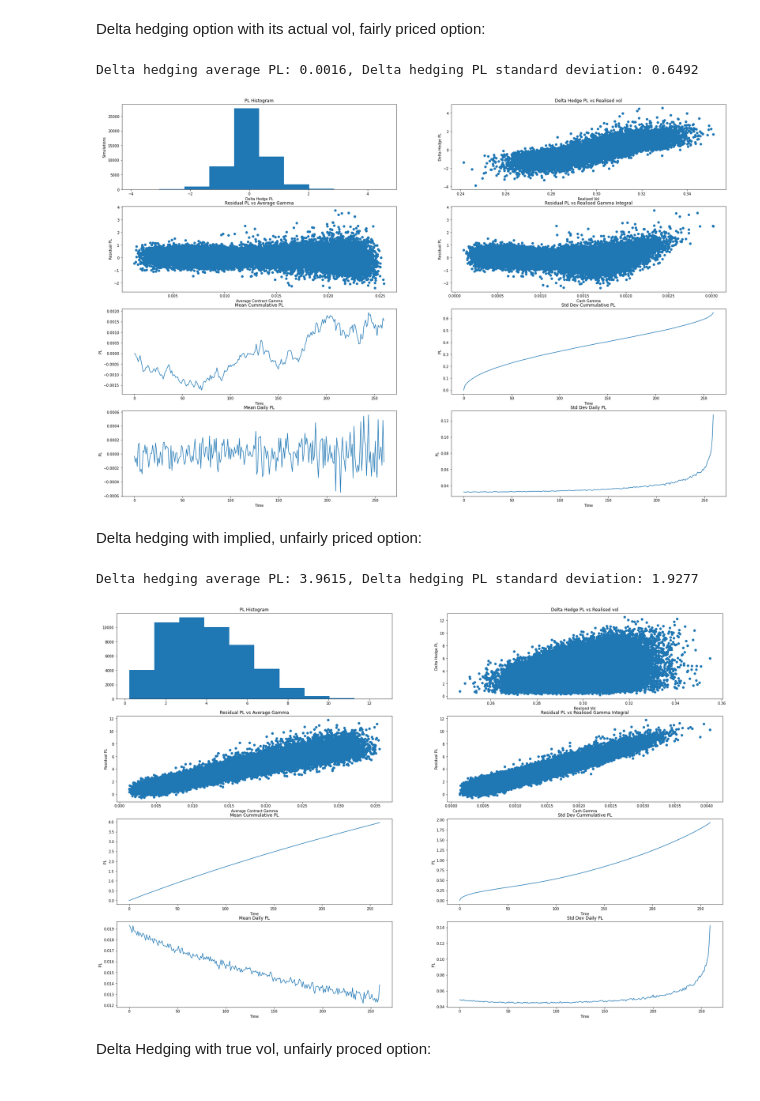
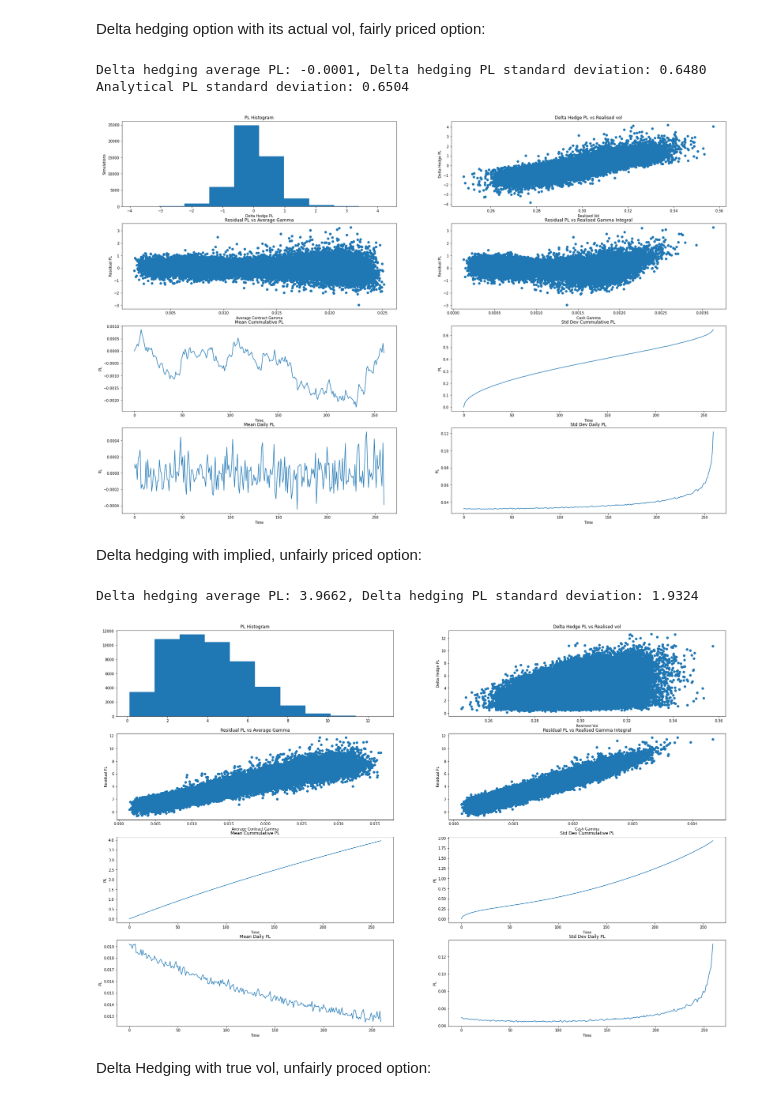
Before and after one commit to akaufman22/FinanceNoteboks, a Jupyter notebook: OptionGreeks/VolatilityArbitrage.ipynb, the cells around one changed output. Cells and saved outputs as stored; diff of their text form; code cells hidden in the pictures.

```diff
--- a/OptionGreeks/VolatilityArbitrage.ipynb
+++ b/OptionGreeks/VolatilityArbitrage.ipynb
@@ -63,6 +63,7 @@ def bsm_vega_vector(S, K, T, r, q, sigma):
     return vega
 
 def vanilla_dh(paths, K, T, r, q, val_vol, hedging_vol, Flag):
+    #Hedging regular intervals
     (n, N) = paths.shape
     maturities = np.linspace(T, 0, n)
     deltas = np.zeros([n, N])
@@ -70,13 +71,13 @@ def vanilla_dh(paths, K, T, r, q, val_vol, hedging_vol, Flag):
     gammas = np.zeros([n, N])
     with np.errstate(divide='ignore',invalid='ignore'):
         for i, m in enumerate(maturities):
-            values[i] = bsm_value_vector(sample[i], K, m, r, q, val_vol, Flag)
-            deltas[i] = bsm_delta_vector(sample[i], K, m, r, q, hedging_vol, Flag)
-            gammas[i] = bsm_gamma_vector(sample[i], K, m, r, q, hedging_vol)
+            values[i] = bsm_value_vector(paths[i], K, m, r, q, val_vol, Flag)
+            deltas[i] = bsm_delta_vector(paths[i], K, m, r, q, hedging_vol, Flag)
+            gammas[i] = bsm_gamma_vector(paths[i], K, m, r, q, hedging_vol)
     trading = np.zeros([n, N])
-    trading[0] = deltas[0] * sample[0] - values[0]
+    trading[0] = deltas[0] * paths[0] - values[0]
     for i in range(1,n):
-        trading[i] = sample[i]  * (deltas[i] - deltas[i-1])
+        trading[i] = paths[i]  * (deltas[i] - deltas[i-1])
     exercise = - K * deltas[-1]
     trading[-1] = trading[-1] + exercise
     values[-1] = 0
@@ -86,7 +87,7 @@ def vanilla_dh(paths, K, T, r, q, val_vol, hedging_vol, Flag):
 
 def desc_hedging (paths, trading, values, deltas, gammas):
     dh_pl = trading.sum(axis=0)
-    cum_pl = trading.cumsum(axis=0) + values - deltas * sample
+    cum_pl = trading.cumsum(axis=0) + values - deltas * paths
     daily_pl = np.diff(cum_pl)
     fig = plt.figure(figsize=(10, 6))
     plt.hist(dh_pl)
@@ -146,6 +147,8 @@ avg_gamma = gammas.mean(axis=0)
 vega_pl = bsm_value_vector(S_0, K, T, r, q, realised_vol, 0) - bsm_value(S_0, K, T, r, q, vol, 0)
 print("Delta hedging average PL: %.4f, Delta hedging PL standard deviation: %.4f" %
       (dh_pl.mean(), dh_pl.std()))
+print("Analytical PL standard deviation: %.4f" %
+      (sqrt(np.pi) * bsm_vega(S_0, K, T, r, q, vol) * vol / sqrt(n_hedges) / 2))
 figure, axes = plt.subplots(4, 2, figsize=(30,20))
 axes[0,0].hist(dh_pl)
 axes[0,0].set_title('PL Histogram')
@@ -154,35 +157,36 @@ axes[0,0].set_ylabel('Simulations')
 axes[0,1].scatter(realised_vol, dh_pl)
 axes[0,1].set_title('Delta Hedge PL vs Realised vol')
 axes[0,1].set_xlabel('Realised Vol')
 axes[0,1].set_ylabel('Delta Hedge PL')
 axes[1,0].scatter(avg_gamma, dh_pl - vega_pl)
 axes[1,0].set_title('Residual PL vs Average Gamma')
 axes[1,0].set_xlabel('Average Contract Gamma')
 axes[1,0].set_ylabel('Residual PL')
 axes[1,1].scatter(((returns ** 2) * gammas[:-1]).sum(axis=0), dh_pl - vega_pl)
 axes[1,1].set_title('Residual PL vs Realised Gamma Integral')
 axes[1,1].set_xlabel('Cash Gamma')
 axes[1,1].set_ylabel('Residual PL')
 axes[2,0].plot(cum_pl.mean(axis=1))
 axes[2,0].set_title('Mean Cummulative PL')
 axes[2,0].set_xlabel('Time')
 axes[2,0].set_ylabel('PL')
 axes[2,1].plot(cum_pl.std(axis=1))
 axes[2,1].set_title('Std Dev Cummulative PL')
 axes[2,1].set_xlabel('Time')
 axes[2,1].set_ylabel('PL')
 axes[3,0].plot(daily_pl.mean(axis=1))
 axes[3,0].set_title('Mean Daily PL')
 axes[3,0].set_xlabel('Time')
 axes[3,0].set_ylabel('PL')
 axes[3,1].plot(daily_pl.std(axis=1))
 axes[3,1].set_title('Std Dev Daily PL')
 axes[3,1].set_xlabel('Time')
 axes[3,1].set_ylabel('PL')
 plt.show()
 # %% [output]
-Delta hedging average PL: 0.0016, Delta hedging PL standard deviation: 0.6492
+Delta hedging average PL: -0.0001, Delta hedging PL standard deviation: 0.6480
+Analytical PL standard deviation: 0.6504
-[figure, old version]
+[figure, new version]
 # %% [markdown]
 Delta hedging with implied, unfairly priced option:
 # %%
@@ -229,8 +233,8 @@ axes[3,1].set_xlabel('Time')
 axes[3,1].set_ylabel('PL')
 plt.show()
 # %% [output]
-Delta hedging average PL: 3.9615, Delta hedging PL standard deviation: 1.9277
+Delta hedging average PL: 3.9662, Delta hedging PL standard deviation: 1.9324
-[figure, old version]
+[figure, new version]
 # %% [markdown]
 Delta Hedging with true vol, unfairly proced option:
 # %%
```
Also changed, not shown: parts of 2 cells of this notebook, 1 other file.
